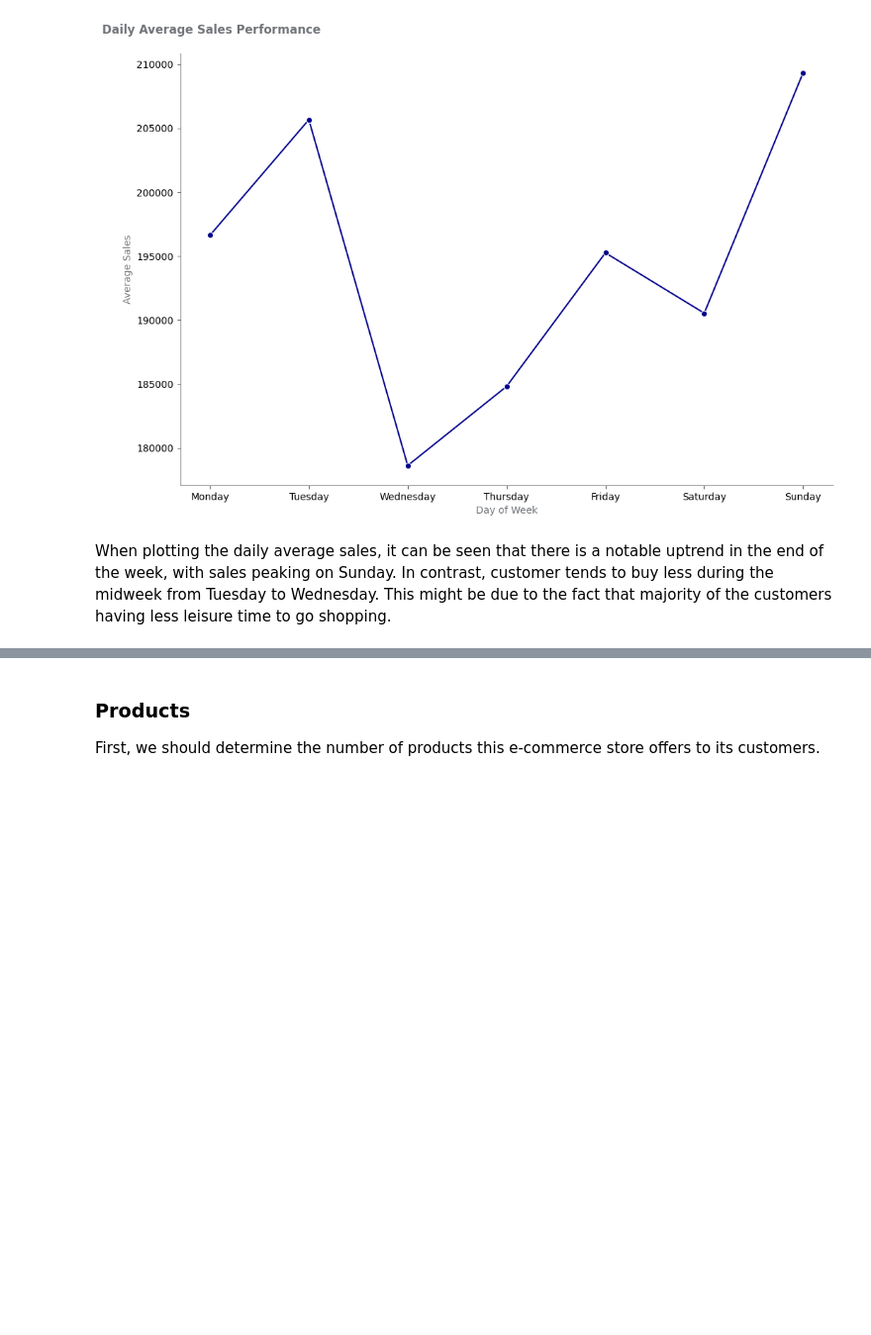
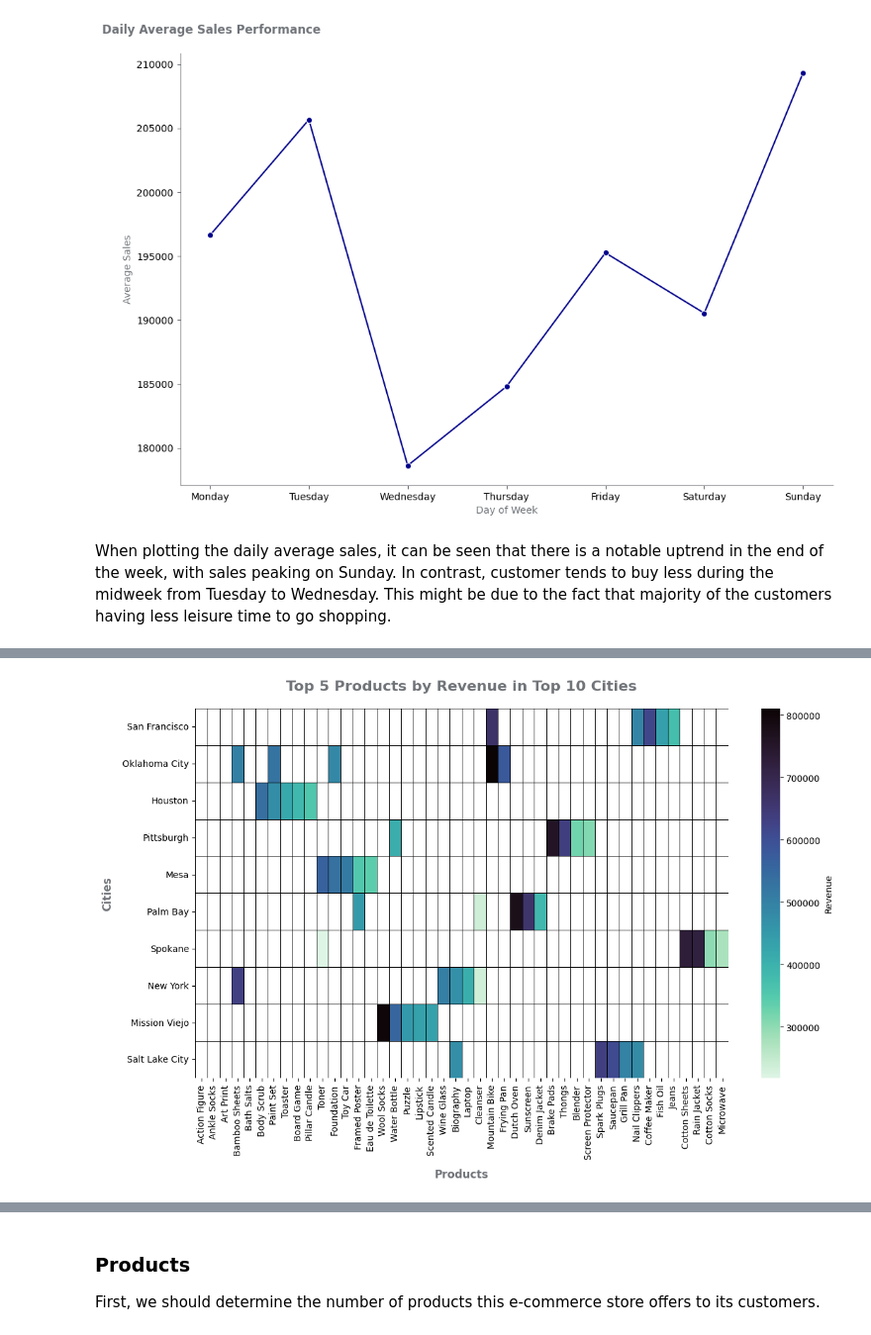
Before and after one commit to lazuardifp19/lazuardfp_portfolio, a Jupyter notebook: Ecommerce Analysis With Product-Centric RFM Analysis and K Means Clustering/ecommerce-analysis-with-product-centric-rfm-analysis-and-k-means-clustering.ipynb, the cells around one changed output, grey strips where cells are left out. Shown at 99% size. Saved outputs shown, nothing was run; the diff lists cells and outputs as text; code cells hidden in the pictures; blank space fills up the shorter version.

```diff
--- a/Ecommerce Analysis With Product-Centric RFM Analysis and K Means Clustering/ecommerce-analysis-with-product-centric-rfm-analysis-and-k-means-clustering.ipynb
+++ b/Ecommerce Analysis With Product-Centric RFM Analysis and K Means Clustering/ecommerce-analysis-with-product-centric-rfm-analysis-and-k-means-clustering.ipynb
@@ -756,0 +762,36 @@ When plotting the daily average sales, it can be seen that there is a notable up
+# %%
+# Group by City and sum the Revenue
+city_revenue = df.groupby('City', as_index=False)['Revenue'].sum()
+
+# Sort by Revenue and get the top 10 cities
+top_10_cities = city_revenue.sort_values('Revenue', ascending=False).head(10)['City'].tolist()
+
+# Filter the original DataFrame to include only the top 10 cities
+df_top_10 = df[df['City'].isin(top_10_cities)]
+
+# Group by City and Product, sum the Revenue
+city_product_revenue = df_top_10.groupby(['City', 'ProductName'], as_index=False)['Revenue'].sum()
+
+# Sort by Revenue within each city and get the top 5 products
+top_5_products = city_product_revenue.groupby('City').apply(lambda x: x.nlargest(5, 'Revenue')).reset_index(drop=True)
+
+# Pivot the data for the heatmap
+heatmap_data = top_5_products.pivot(index='City', columns='ProductName', values='Revenue')
+
+# Sort the index by total city revenue
+heatmap_data = heatmap_data.reindex(top_10_cities)
+
+# Set up the figure and axes
+plt.figure(figsize=(12, 8))
+
+# Create the heatmap
+sns.heatmap(heatmap_data, annot=False, cmap='mako_r', linewidths=0.5, linecolor='black', cbar_kws={'label': 'Revenue'})
+
+plt.title('Top 5 Products by Revenue in Top 10 Cities', fontsize=16, pad=20, weight='bold', color='#6F7378')
+plt.xlabel('Products', weight='bold', fontsize=12, labelpad=10, color='#6F7378')
+plt.ylabel('Cities', weight='bold', fontsize=12, labelpad=10, color='#6F7378')
+
+plt.tight_layout()
+plt.show()
+# %% [output]
+[figure, added]
```
Also changed, not shown: parts of 28 cells of this notebook.
